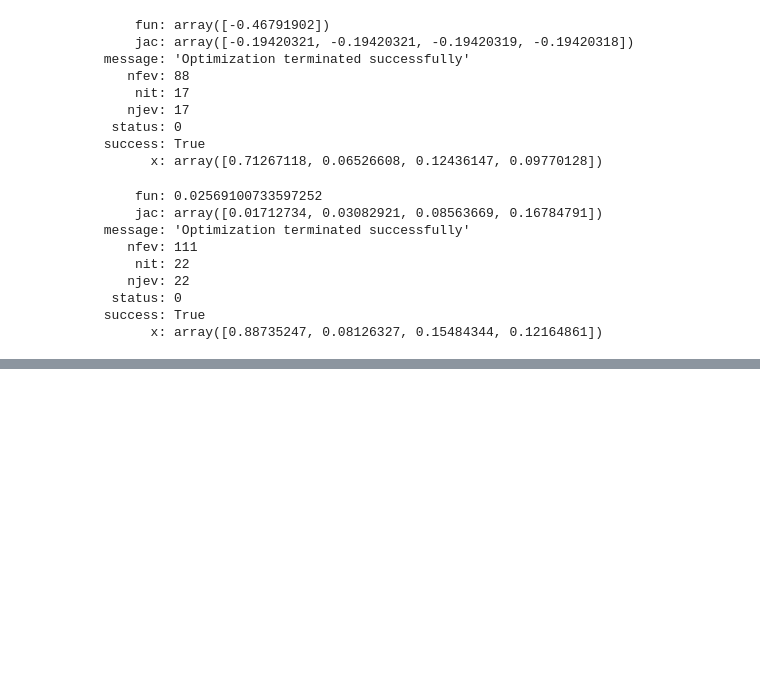
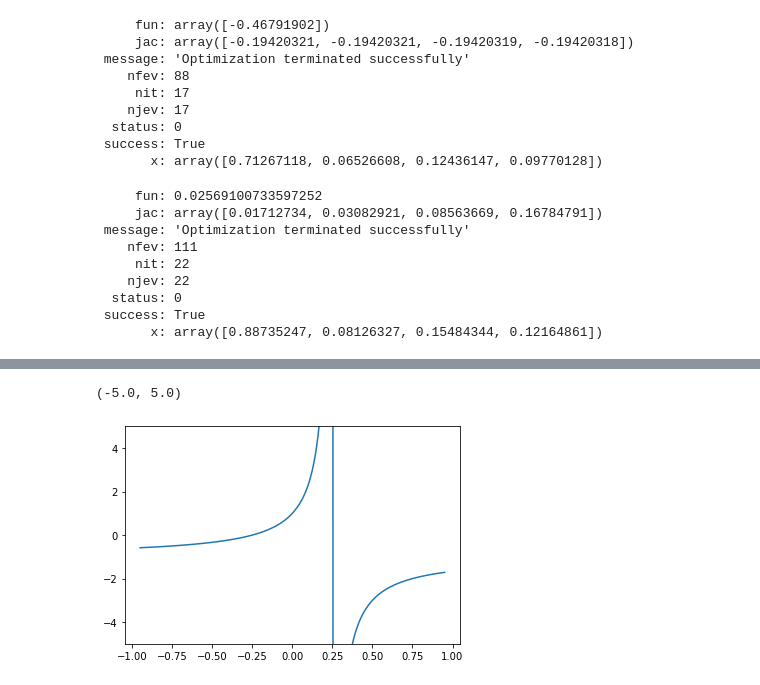
Before and after one commit to akaufman22/CQF, a Jupyter notebook: M2/MPT.ipynb, the cells around one changed output, grey strips where cells are left out. Saved outputs shown, nothing was run; the diff lists cells and outputs as text; code cells hidden in the pictures; blank space fills up the shorter version.

```diff
--- a/M2/MPT.ipynb
+++ b/M2/MPT.ipynb
@@ -143,0 +266,17 @@ sco.minimize(portfolio_variance, initial_w, method='SLSQP', bounds=bnds, constra
+# %%
+r = 0.025
+rhos = np.linspace(-0.95, 0.95, 201)
+rel_price = np.zeros(201)
+for i, rho in enumerate(rhos):
+    rho_matrix = np.array([
+        [1, rho],
+        [rho, 1]
+    ])
+    weights = get_tangency_portfolio(mu, sigma, rho_matrix, r)
+    rel_price[i] = weights[1] - weights[0]
+# %%
+plt.plot(rhos, rel_price)
+plt.ylim(-5, 5)
+# %% [output]
+(-5.0, 5.0)
+[figure, added]
```
Also changed, not shown: parts of 21 cells of this notebook, 14 other files.
